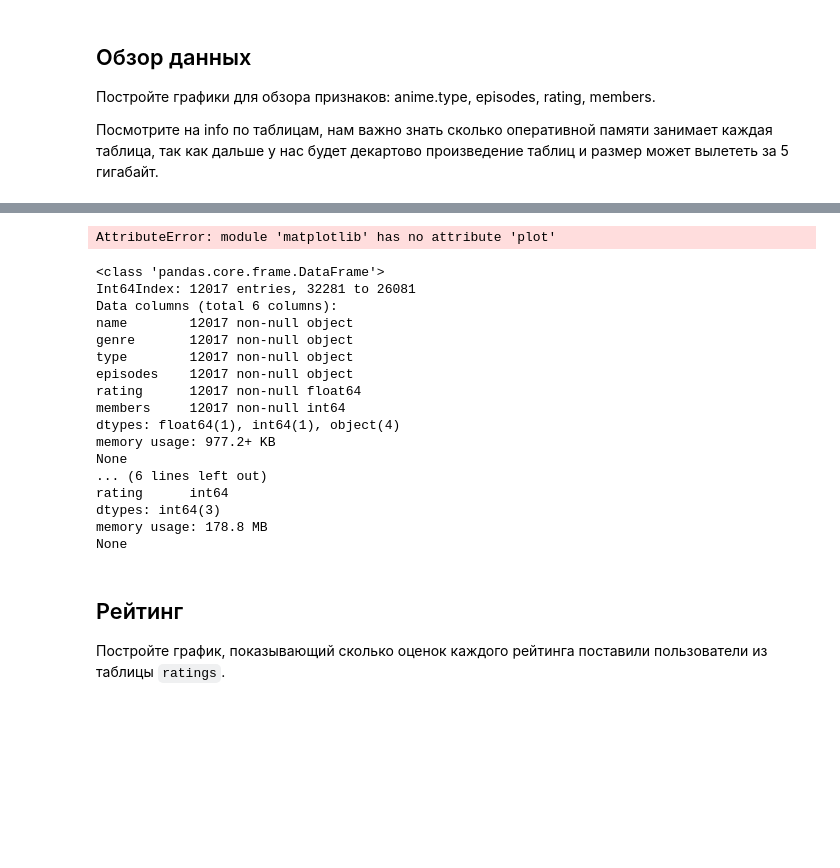
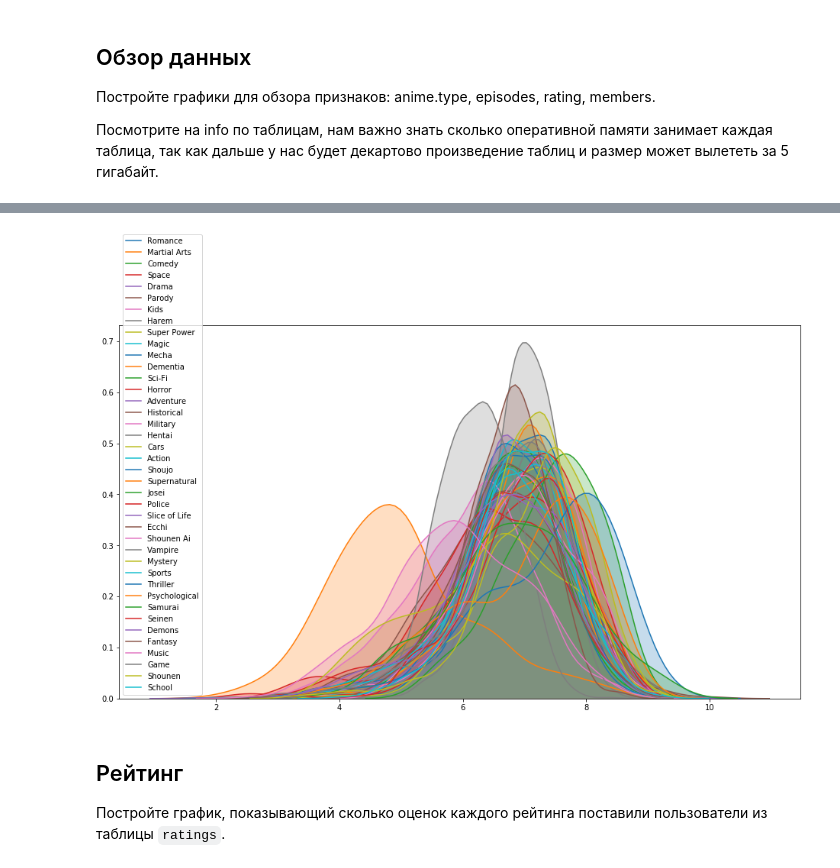
Before and after one commit to KaratsevN/ML-course-by-7-bits, a Jupyter notebook: week5/workshop/week05_workshop_05-01-clustering-workshop.ipynb, the cells around one changed output, grey strips where cells are left out. Saved outputs shown, nothing was run; the diff lists cells and outputs as text; code cells hidden in the pictures; blank space fills up the shorter version.

```diff
--- a/week5/workshop/week05_workshop_05-01-clustering-workshop.ipynb
+++ b/week5/workshop/week05_workshop_05-01-clustering-workshop.ipynb
@@ -95,36 +126,36 @@ ratings.tail(10)
 Постройте countplot для визуализации количества фильмов каждого из жанров.
 
 Постройте график, на котором будут изображениы распределения рейтингов по каждому из жанров. Должно получиться что-то подобное: ![Imgur](https://i.imgur.com/hyuA6ia.png)
-# %%
-columns = "type,episodes,rating,members".split(",")
-#sns.pairplot(anime[columns])
-#fig, axes = plt.subplots(nrows=3, ncols=4, figsize=(16, 12))
-for col in columns[:-1]:
-     plt.plot(feature, "type", subplots=True, kind="scatter", ax = col)
-# %% [output]
-AttributeError: module 'matplotlib' has no attribute 'plot'
-# %%
-print(anime.info())
-print('=========================================')
-print(ratings.info())
-# %% [output]
-<class 'pandas.core.frame.DataFrame'>
-Int64Index: 12017 entries, 32281 to 26081
-Data columns (total 6 columns):
-name        12017 non-null object
-genre       12017 non-null object
-type        12017 non-null object
-episodes    12017 non-null object
-rating      12017 non-null float64
-members     12017 non-null int64
-dtypes: float64(1), int64(1), object(4)
-memory usage: 977.2+ KB
-None
-... (6 lines left out)
-rating      int64
-dtypes: int64(3)
-memory usage: 178.8 MB
-None
+# %%
+from itertools import chain
+
+movie_anime = anime[anime["type"] == "Movie"]
+
+def flatmap(f, items):
+    return chain.from_iterable(map(f, items))
+
+def genre_splitter(genre_names):
+    return genre_names.split(", ")
+
+m_uniq = movie_anime['genre'].unique()
+
+genres = list(set(flatmap(genre_splitter, m_uniq)))
+print("Genres={}\nlen={}".format(genres, len(genres)))
+
+pd_movie_anime = pd.DataFrame(index=movie_anime.index)
+
+for g in genres:
+    pd_movie_anime[g] = movie_anime['genre'].str.contains(g).astype(int)
+
+pd_movie_anime.set_index(movie_anime["name"])
+
+pd_movie_anime.head()
+# %%
+fig, ax = plt.subplots(figsize=(16,9))
+for g in genres:
+    sns.kdeplot(anime[anime['genre'].str.contains(g)]['rating'], shade=True, label=g, ax=ax)
+# %% [output]
+[figure, added]
 # %% [markdown]
 ## Рейтинг
 
```
Also changed, not shown: parts of 12 cells of this notebook.
